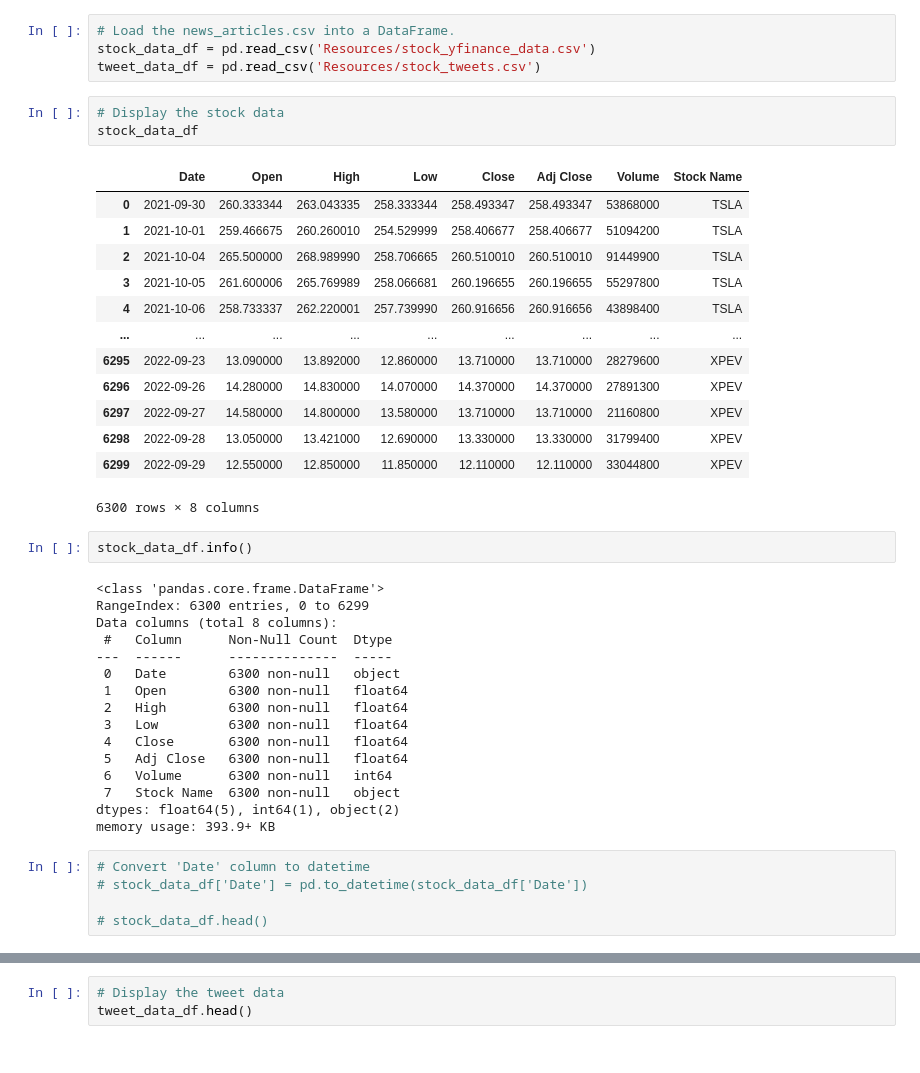
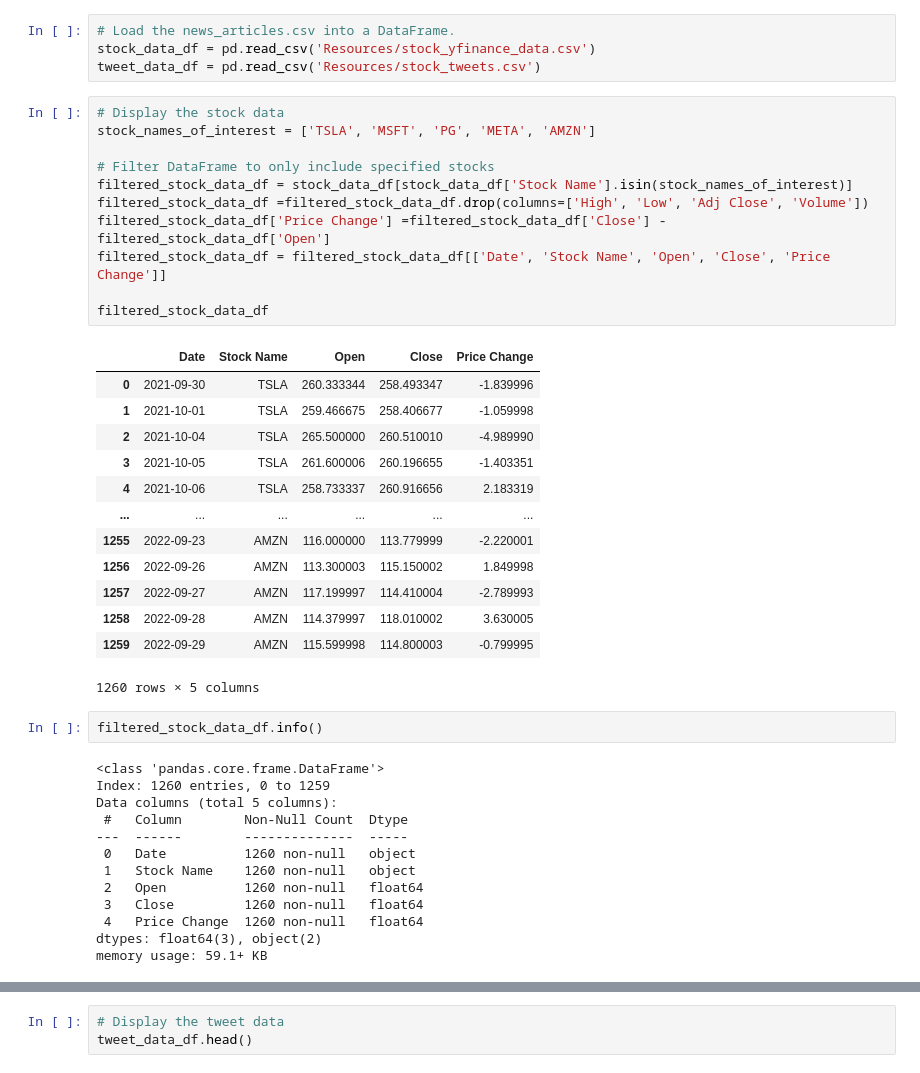
Before and after one commit to AngieP48/project-3, a Jupyter notebook: Marks Code.ipynb, the cells around one changed output, grey strips where cells are left out. Cells and saved outputs as stored; diff of their text form.

```diff
--- a/Marks Code.ipynb
+++ b/Marks Code.ipynb
@@ -12,43 +12,43 @@ import matplotlib.pyplot as plt
 # Load the news_articles.csv into a DataFrame.
 stock_data_df = pd.read_csv('Resources/stock_yfinance_data.csv')
 tweet_data_df = pd.read_csv('Resources/stock_tweets.csv')
-# %%
-# Display the stock data
-stock_data_df
-# %% [output]
-|  | Date | Open | High | Low | Close | Adj Close | Volume | Stock Name |
-| 0 | 2021-09-30 | 260.333344 | 263.043335 | 258.333344 | 258.493347 | 258.493347 | 53868000 | TSLA |
-| 1 | 2021-10-01 | 259.466675 | 260.260010 | 254.529999 | 258.406677 | 258.406677 | 51094200 | TSLA |
-| 2 | 2021-10-04 | 265.500000 | 268.989990 | 258.706665 | 260.510010 | 260.510010 | 91449900 | TSLA |
-| 3 | 2021-10-05 | 261.600006 | 265.769989 | 258.066681 | 260.196655 | 260.196655 | 55297800 | TSLA |
-| 4 | 2021-10-06 | 258.733337 | 262.220001 | 257.739990 | 260.916656 | 260.916656 | 43898400 | TSLA |
-| ... | ... | ... | ... | ... | ... | ... | ... | ... |
-| 6295 | 2022-09-23 | 13.090000 | 13.892000 | 12.860000 | 13.710000 | 13.710000 | 28279600 | XPEV |
-| 6296 | 2022-09-26 | 14.280000 | 14.830000 | 14.070000 | 14.370000 | 14.370000 | 27891300 | XPEV |
-| 6297 | 2022-09-27 | 14.580000 | 14.800000 | 13.580000 | 13.710000 | 13.710000 | 21160800 | XPEV |
-| 6298 | 2022-09-28 | 13.050000 | 13.421000 | 12.690000 | 13.330000 | 13.330000 | 31799400 | XPEV |
-| 6299 | 2022-09-29 | 12.550000 | 12.850000 | 11.850000 | 12.110000 | 12.110000 | 33044800 | XPEV |
-6300 rows × 8 columns
+# %%
+# Display the stock data
+stock_names_of_interest = ['TSLA', 'MSFT', 'PG', 'META', 'AMZN']
+
+# Filter DataFrame to only include specified stocks
+filtered_stock_data_df = stock_data_df[stock_data_df['Stock Name'].isin(stock_names_of_interest)]
+filtered_stock_data_df =filtered_stock_data_df.drop(columns=['High', 'Low', 'Adj Close', 'Volume'])
+filtered_stock_data_df['Price Change'] =filtered_stock_data_df['Close'] - filtered_stock_data_df['Open']
+filtered_stock_data_df = filtered_stock_data_df[['Date', 'Stock Name', 'Open', 'Close', 'Price Change']]
+
+filtered_stock_data_df
+# %% [output]
+|  | Date | Stock Name | Open | Close | Price Change |
+| 0 | 2021-09-30 | TSLA | 260.333344 | 258.493347 | -1.839996 |
+| 1 | 2021-10-01 | TSLA | 259.466675 | 258.406677 | -1.059998 |
+| 2 | 2021-10-04 | TSLA | 265.500000 | 260.510010 | -4.989990 |
+| 3 | 2021-10-05 | TSLA | 261.600006 | 260.196655 | -1.403351 |
+| 4 | 2021-10-06 | TSLA | 258.733337 | 260.916656 | 2.183319 |
+| ... | ... | ... | ... | ... | ... |
+| 1255 | 2022-09-23 | AMZN | 116.000000 | 113.779999 | -2.220001 |
+| 1256 | 2022-09-26 | AMZN | 113.300003 | 115.150002 | 1.849998 |
+| 1257 | 2022-09-27 | AMZN | 117.199997 | 114.410004 | -2.789993 |
+| 1258 | 2022-09-28 | AMZN | 114.379997 | 118.010002 | 3.630005 |
+| 1259 | 2022-09-29 | AMZN | 115.599998 | 114.800003 | -0.799995 |
+1260 rows × 5 columns
 # %%
-stock_data_df.info()
+filtered_stock_data_df.info()
 # %% [output]
 <class 'pandas.core.frame.DataFrame'>
-RangeIndex: 6300 entries, 0 to 6299
-Data columns (total 8 columns):
- #   Column      Non-Null Count  Dtype
----  ------      --------------  -----
- 0   Date        6300 non-null   object
- 1   Open        6300 non-null   float64
- 2   High        6300 non-null   float64
- 3   Low         6300 non-null   float64
- 4   Close       6300 non-null   float64
- 5   Adj Close   6300 non-null   float64
- 6   Volume      6300 non-null   int64
- 7   Stock Name  6300 non-null   object
-dtypes: float64(5), int64(1), object(2)
-memory usage: 393.9+ KB
+Index: 1260 entries, 0 to 1259
+Data columns (total 5 columns):
+ #   Column        Non-Null Count  Dtype
+---  ------        --------------  -----
+ 0   Date          1260 non-null   object
+ 1   Stock Name    1260 non-null   object
+ 2   Open          1260 non-null   float64
+ 3   Close         1260 non-null   float64
+ 4   Price Change  1260 non-null   float64
+dtypes: float64(3), object(2)
+memory usage: 59.1+ KB
-# %%
-# Convert 'Date' column to datetime
-# stock_data_df['Date'] = pd.to_datetime(stock_data_df['Date'])
-
-# stock_data_df.head()
```
Also changed, not shown: parts of 16 cells of this notebook, 1 other file.
